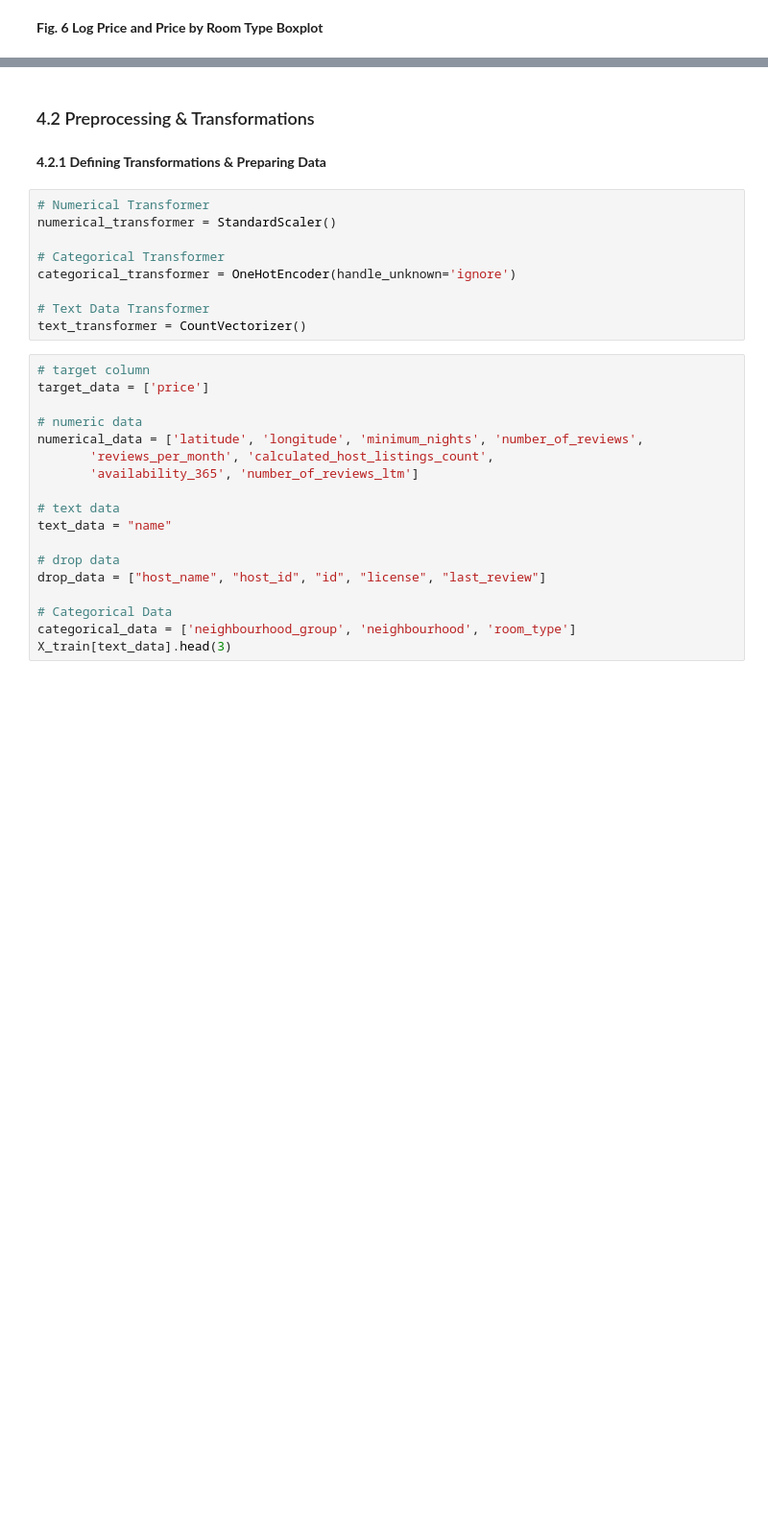
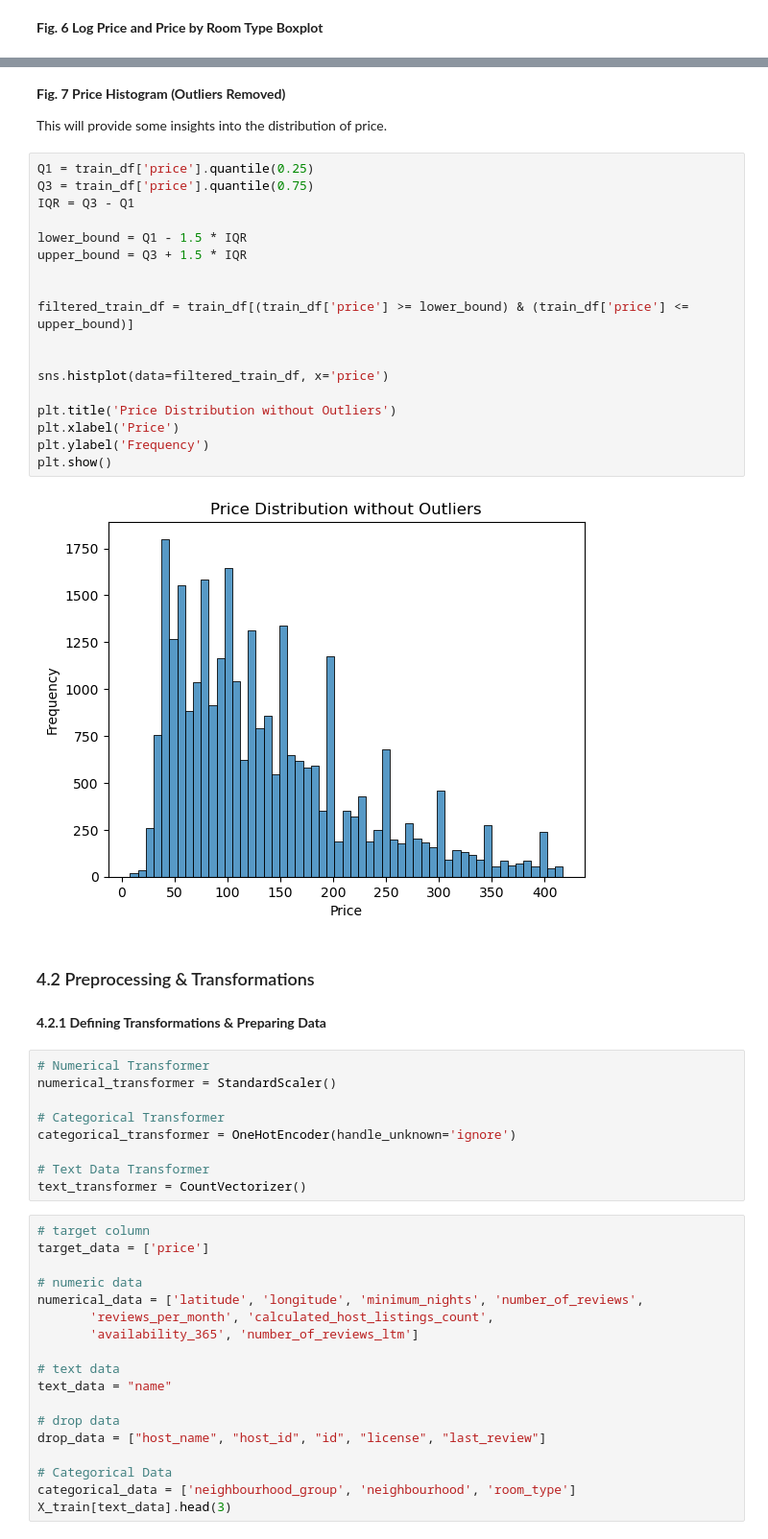
Before and after one commit to DSCI-310-2024/DSCI_310_Group_9_NY-airbnb-analysis, a Jupyter notebook: src/milestone_1.ipynb, the cells around one changed output, grey strips where cells are left out. Shown at 96% size. Drawn from its saved outputs; the diff is of its cells as text; blank space fills up the shorter version.

```diff
--- a/src/milestone_1.ipynb
+++ b/src/milestone_1.ipynb
@@ -450,3 +481,27 @@ plt.show()
+# %% [markdown]
+**Fig. 7 Price Histogram (Outliers Removed)**
+
+This will provide some insights into the distribution of price.
+# %%
+Q1 = train_df['price'].quantile(0.25)
+Q3 = train_df['price'].quantile(0.75)
+IQR = Q3 - Q1
+
+lower_bound = Q1 - 1.5 * IQR
+upper_bound = Q3 + 1.5 * IQR
+
+
+filtered_train_df = train_df[(train_df['price'] >= lower_bound) & (train_df['price'] <= upper_bound)]
+
+
+sns.histplot(data=filtered_train_df, x='price')
+
+plt.title('Price Distribution without Outliers')
+plt.xlabel('Price')
+plt.ylabel('Frequency')
+plt.show()
+# %% [output]
+[figure, added]
 # %% [markdown]
 ### 4.2 Preprocessing & Transformations
 # %% [markdown]
```
Also changed, not shown: parts of 42 cells of this notebook, 2 other files.
